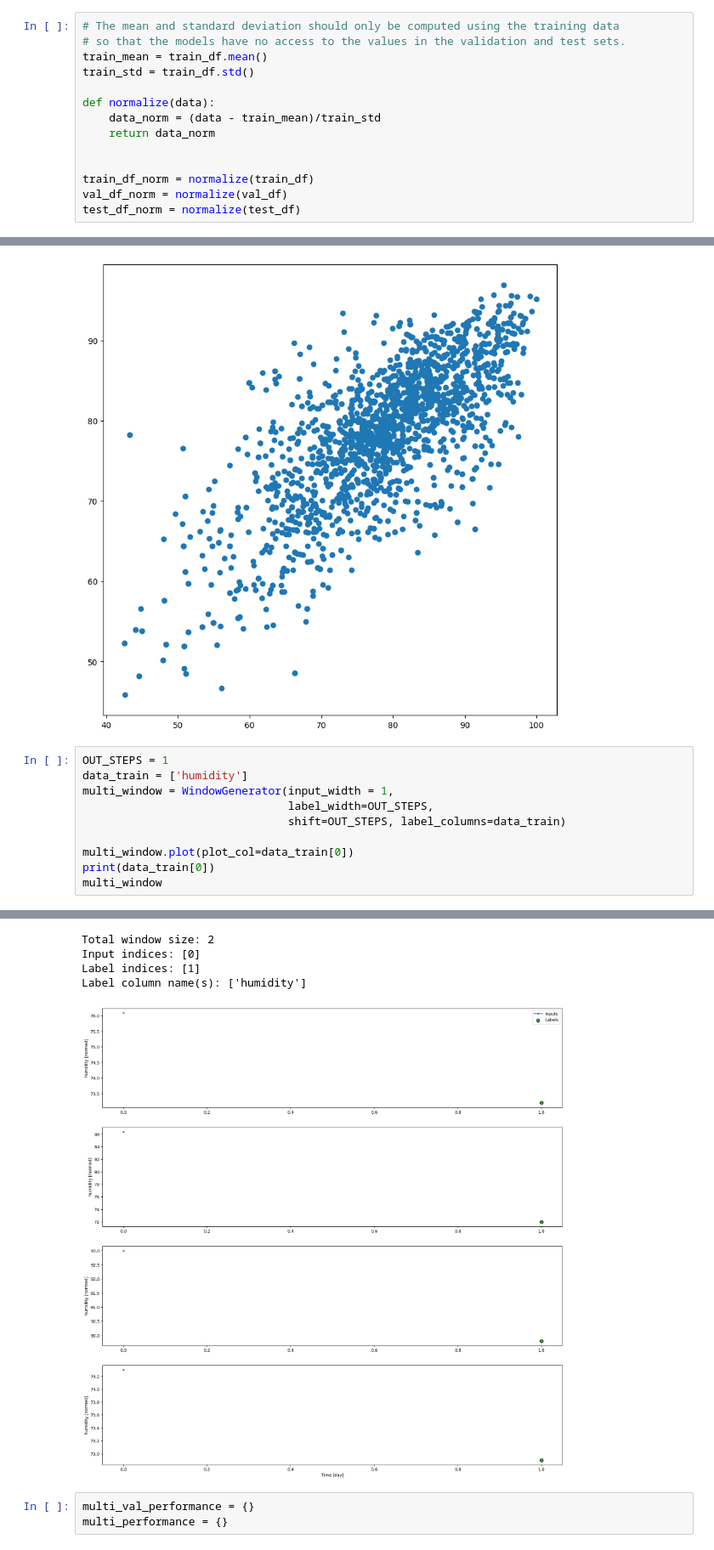
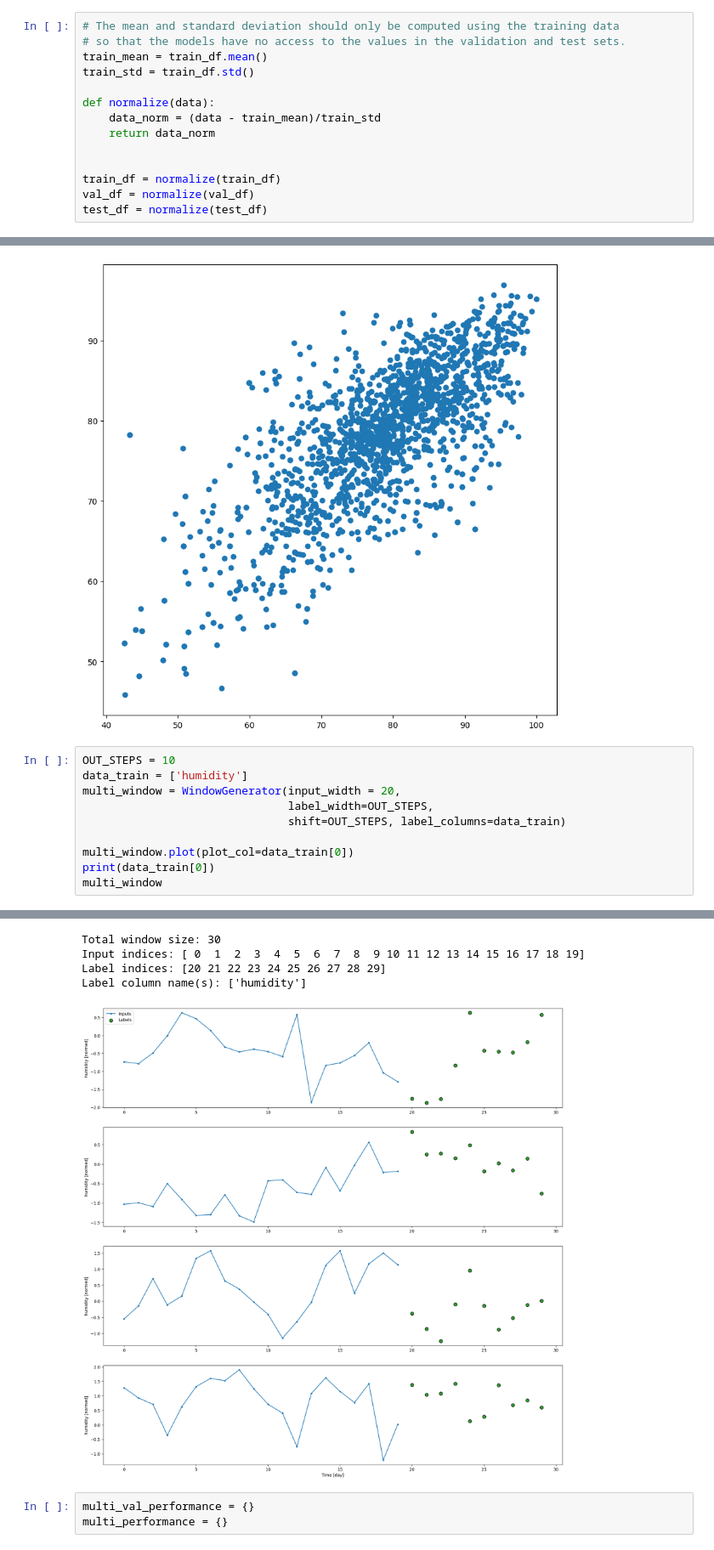
Before and after one commit to 10udCryp7/-Lab-Research-IOT-Weather-Tracking-for-Agriculture, a Jupyter notebook: Train Data/NewModel.ipynb, the cells around one changed output, grey strips where cells are left out. Shown at 85% size. Drawn from its saved outputs; the diff is of its cells as text.

Commit message:
normalize better train

```diff
--- a/Train Data/NewModel.ipynb
+++ b/Train Data/NewModel.ipynb
@@ -211,9 +219,9 @@ def normalize(data):
     return data_norm
 
 
-train_df_norm = normalize(train_df)
-val_df_norm = normalize(val_df)
-test_df_norm = normalize(test_df)
+train_df = normalize(train_df)
+val_df = normalize(val_df)
+test_df = normalize(test_df)
 # %%
 df_std = (df - train_mean) / train_std
 df_std = df_std.melt(var_name='Column', value_name='Normalized')
@@ -427,26 +435,26 @@ window.plot(linear)
 [figure]
 [figure]
 # %%
-OUT_STEPS = 1
+OUT_STEPS = 10
 data_train = ['humidity']
-multi_window = WindowGenerator(input_width = 1,
+multi_window = WindowGenerator(input_width = 20,
                                label_width=OUT_STEPS,
                                shift=OUT_STEPS, label_columns=data_train)
 
 multi_window.plot(plot_col=data_train[0])
 print(data_train[0])
 multi_window
 # %% [output]
 BUGGGGGG
 BUGGGGGG
 BUGGGGGG
 BUGGGGGG
 humidity
-Total window size: 2
-Input indices: [0]
-Label indices: [1]
+Total window size: 30
+Input indices: [ 0  1  2  3  4  5  6  7  8  9 10 11 12 13 14 15 16 17 18 19]
+Label indices: [20 21 22 23 24 25 26 27 28 29]
 Label column name(s): ['humidity']
-[figure, old version]
+[figure, new version]
 # %%
 multi_val_performance = {}
 multi_performance = {}
```
Also changed, not shown: parts of 10 cells of this notebook.
